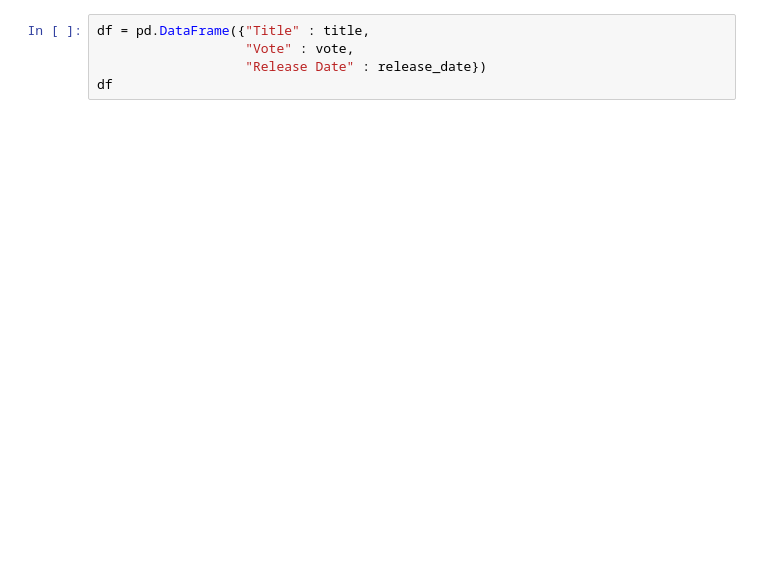
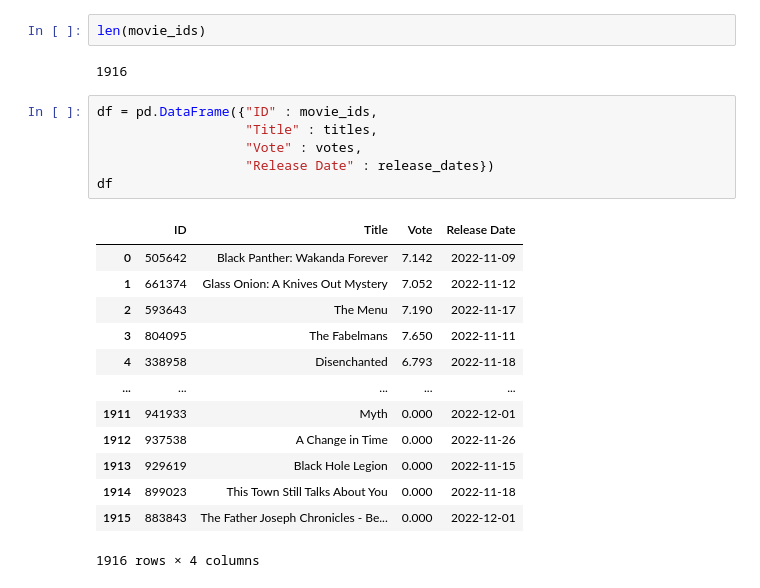
Before and after one commit to jamieah80/group-project-one, a Jupyter notebook: main.ipynb, the cells around one changed output. Drawn from its saved outputs; the diff is of its cells as text; blank space fills up the shorter version.

```diff
--- a/main.ipynb
+++ b/main.ipynb
@@ -95,5 +69,24 @@ for i in range(10):
+# %%
+len(movie_ids)
+# %% [output]
+1916
 # %%
-df = pd.DataFrame({"Title" : title,
-                   "Vote" : vote,
-                   "Release Date" : release_date})
+df = pd.DataFrame({"ID" : movie_ids,
+                   "Title" : titles,
+                   "Vote" : votes,
+                   "Release Date" : release_dates})
 df
+# %% [output]
+|  | ID | Title | Vote | Release Date |
+| 0 | 505642 | Black Panther: Wakanda Forever | 7.142 | 2022-11-09 |
+| 1 | 661374 | Glass Onion: A Knives Out Mystery | 7.052 | 2022-11-12 |
+| 2 | 593643 | The Menu | 7.190 | 2022-11-17 |
+| 3 | 804095 | The Fabelmans | 7.650 | 2022-11-11 |
+| 4 | 338958 | Disenchanted | 6.793 | 2022-11-18 |
+| ... | ... | ... | ... | ... |
+| 1911 | 941933 | Myth | 0.000 | 2022-12-01 |
+| 1912 | 937538 | A Change in Time | 0.000 | 2022-11-26 |
+| 1913 | 929619 | Black Hole Legion | 0.000 | 2022-11-15 |
+| 1914 | 899023 | This Town Still Talks About You | 0.000 | 2022-11-18 |
+| 1915 | 883843 | The Father Joseph Chronicles - Be... | 0.000 | 2022-12-01 |
+1916 rows × 4 columns
```
Also changed, not shown: parts of 13 cells of this notebook, 1 other file.
